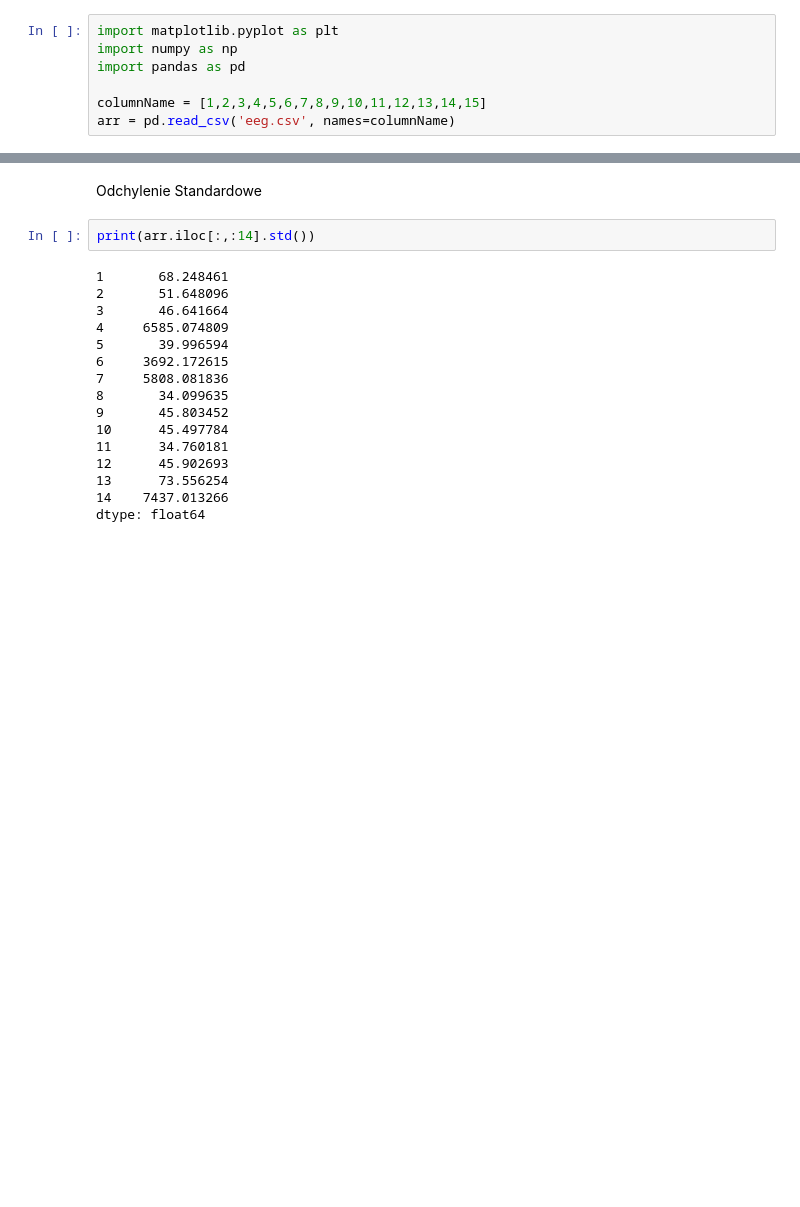
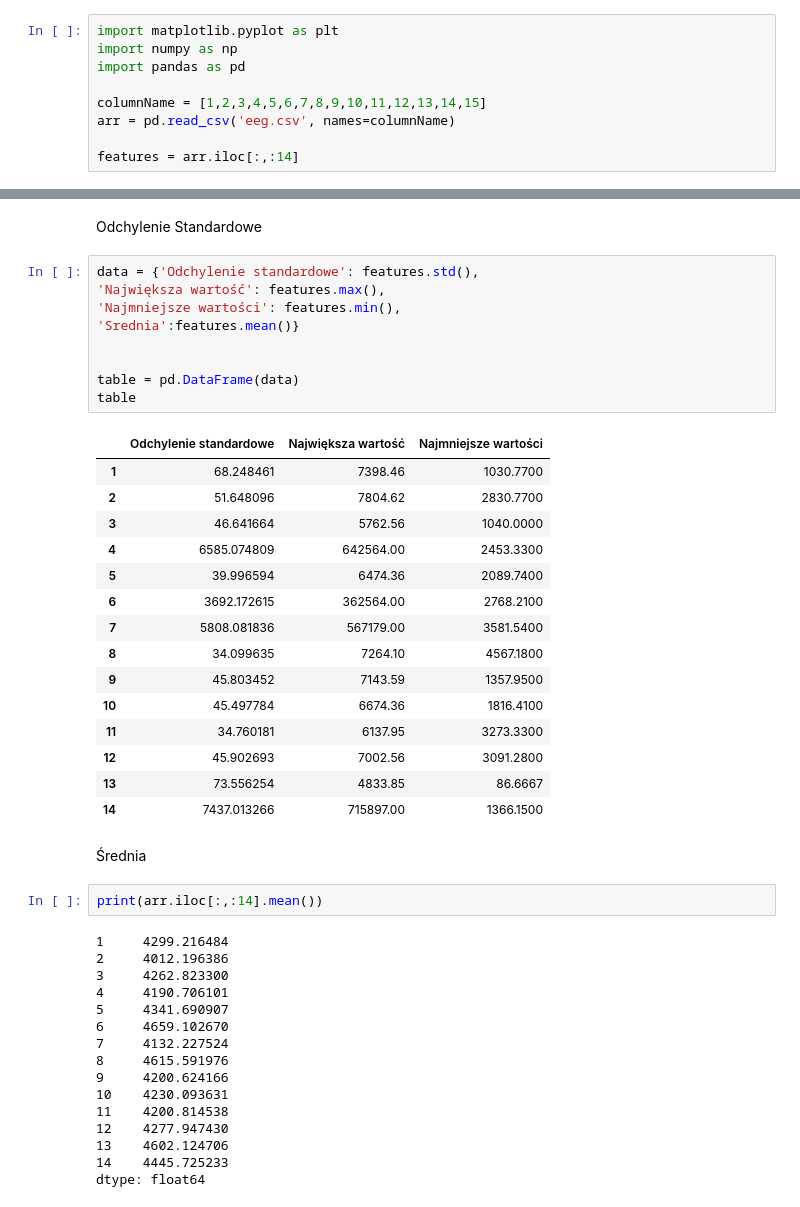
Before and after one commit to jakulej/MTSwM_Project, a Jupyter notebook: DataAnalyze.ipynb, the cells around one changed output, grey strips where cells are left out. Saved outputs shown, nothing was run; the diff lists cells and outputs as text; blank space fills up the shorter version.

Commit message:
pretty Table

```diff
--- a/DataAnalyze.ipynb
+++ b/DataAnalyze.ipynb
@@ -5,6 +5,8 @@ import pandas as pd
 
 columnName = [1,2,3,4,5,6,7,8,9,10,11,12,13,14,15]
 arr = pd.read_csv('eeg.csv', names=columnName)
+
+features = arr.iloc[:,:14]
 # %%
 plot = plt.boxplot(arr.iloc[:,0:14])
 # %% [output]
@@ -21,22 +23,49 @@ plot = plt.boxplot(arr.iloc[:,0:14], patch_artist=True,
 [figure]
 # %% [markdown]
 Odchylenie Standardowe
+# %%
+data = {'Odchylenie standardowe': features.std(),
+'Największa wartość': features.max(),
+'Najmniejsze wartości': features.min(),
+'Srednia':features.mean()}
+
+
+table = pd.DataFrame(data)
+table
+# %% [output]
+|  | Odchylenie standardowe | Największa wartość | Najmniejsze wartości |
+| 1 | 68.248461 | 7398.46 | 1030.7700 |
+| 2 | 51.648096 | 7804.62 | 2830.7700 |
+| 3 | 46.641664 | 5762.56 | 1040.0000 |
+| 4 | 6585.074809 | 642564.00 | 2453.3300 |
+| 5 | 39.996594 | 6474.36 | 2089.7400 |
+| 6 | 3692.172615 | 362564.00 | 2768.2100 |
+| 7 | 5808.081836 | 567179.00 | 3581.5400 |
+| 8 | 34.099635 | 7264.10 | 4567.1800 |
+| 9 | 45.803452 | 7143.59 | 1357.9500 |
+| 10 | 45.497784 | 6674.36 | 1816.4100 |
+| 11 | 34.760181 | 6137.95 | 3273.3300 |
+| 12 | 45.902693 | 7002.56 | 3091.2800 |
+| 13 | 73.556254 | 4833.85 | 86.6667 |
+| 14 | 7437.013266 | 715897.00 | 1366.1500 |
+# %% [markdown]
+Średnia
 # %%
-print(arr.iloc[:,:14].std())
+print(arr.iloc[:,:14].mean())
 # %% [output]
-1       68.248461
-2       51.648096
-3       46.641664
-4     6585.074809
-5       39.996594
-6     3692.172615
-7     5808.081836
-8       34.099635
-9       45.803452
-10      45.497784
-11      34.760181
-12      45.902693
-13      73.556254
-14    7437.013266
+1     4299.216484
+2     4012.196386
+3     4262.823300
+4     4190.706101
+5     4341.690907
+6     4659.102670
+7     4132.227524
+8     4615.591976
+9     4200.624166
+10    4230.093631
+11    4200.814538
+12    4277.947430
+13    4602.124706
+14    4445.725233
 dtype: float64
 # %%
```
Also changed, not shown: parts of 1 cell of this notebook.
